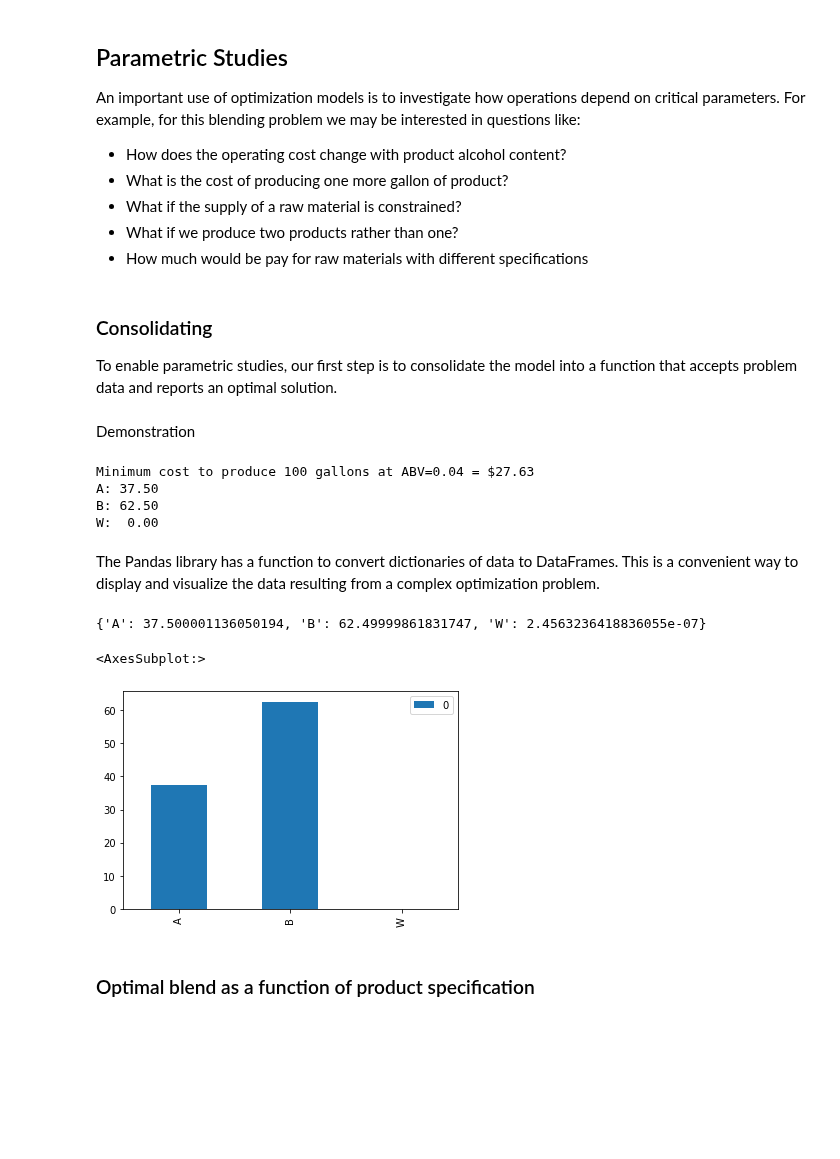
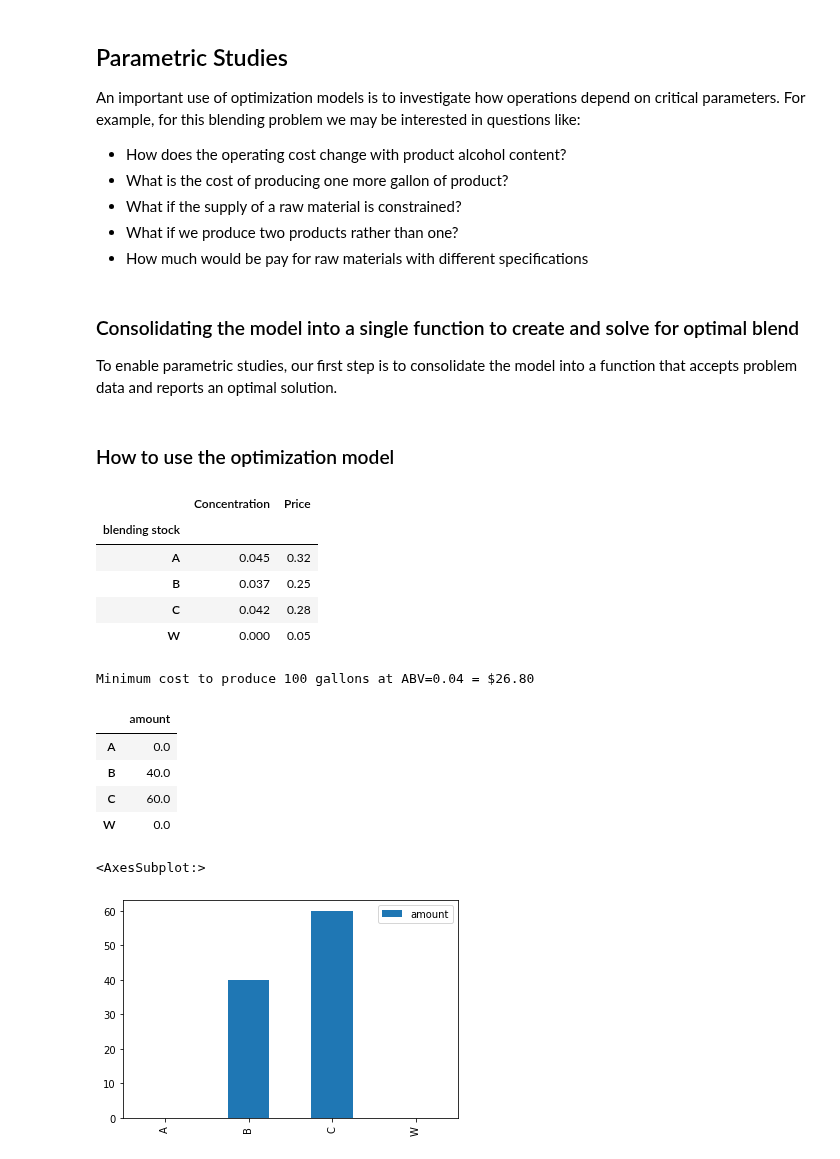
Before and after one commit to jckantor/cbe30338-book, a Jupyter notebook: notebooks/05/05.02-Linear-Blending-Problem.ipynb, the cells around one changed output. Cells and saved outputs as stored; diff of their text form; code cells hidden in the pictures; blank space fills up the shorter version.

```diff
--- a/notebooks/05/05.02-Linear-Blending-Problem.ipynb
+++ b/notebooks/05/05.02-Linear-Blending-Problem.ipynb
@@ -321,8 +321,6 @@ An important use of optimization models is to investigate how operations depend
 * What if we produce two products rather than one?
 * How much would be pay for raw materials with different specifications
 # %% [markdown]
-### Consolidating
+### Consolidating the model into a single function to create and solve for optimal blend
 
 To enable parametric studies, our first step is to consolidate the model into a function that accepts problem data and reports an optimal solution.
-# %% [markdown]
-Demonstration
@@ -329,38 +365,45 @@ Demonstration
+# %% [markdown]
+### How to use the optimization model
 # %%
-# problem data
-data = {
-    'A': {'abv': 0.045, 'cost': 0.32},
-    'B': {'abv': 0.037, 'cost': 0.25},
-    'W': {'abv': 0.000, 'cost': 0.05},
-}
+# specify blending stock data
+data = pd.DataFrame([
+    ['A', 0.045, 0.32],
+    ['B', 0.037, 0.25], ['C', .042, .28],
+    ['W', 0.000, 0.05]],
+    columns = ['blending stock', 'Concentration', 'Price']
+)
+data.set_index('blending stock', inplace=True)
+display(data)
 
-# product requirement
+# set product requirements
 volume = 100
 abv = 0.04
 
-# optimal solution
-min_cost, optimal_blend = brew_blend(volume, abv, data)
+# compute optimal solution using optimization model
+bm = blend_beer(data, volume, abv)
+
+# extract data from the model
+optimal_blend = pd.DataFrame()
+optimal_blend.index = [s for s in bm.S]
+optimal_blend["amount"] = [bm.x[s]() for s in bm.S]
+min_cost = bm.cost()
 
 # display solutoin
 print(f"Minimum cost to produce {volume} gallons at ABV={abv} = ${min_cost:5.2f}")
-for c in sorted(optimal_blend.keys()):
-    print(f"{c}: {optimal_blend[c]:5.2f}")
+display(optimal_blend)
+optimal_blend.plot(y="amount", kind="bar")
 # %% [output]
+|  | Concentration | Price |
+| blending stock |  |  |
+| A | 0.045 | 0.32 |
+| B | 0.037 | 0.25 |
+| C | 0.042 | 0.28 |
+| W | 0.000 | 0.05 |
-Minimum cost to produce 100 gallons at ABV=0.04 = $27.63
-A: 37.50
-B: 62.50
-W:  0.00
+Minimum cost to produce 100 gallons at ABV=0.04 = $26.80
+|  | amount |
+| A | 0.0 |
+| B | 40.0 |
+| C | 60.0 |
+| W | 0.0 |
+<AxesSubplot:>
+[figure, added]
-# %% [markdown]
-The Pandas library has a function to convert dictionaries of data to DataFrames. This is a convenient way to display and visualize the data resulting from a complex optimization problem.
-# %%
-import pandas as pd
-
-print(optimal_blend)
-df = pd.DataFrame.from_dict(optimal_blend, orient="index")
-df.plot(kind="bar")
-# %% [output]
-{'A': 37.500001136050194, 'B': 62.49999861831747, 'W': 2.4563236418836055e-07}
-<AxesSubplot:>
-[figure, removed]
-# %% [markdown]
-### Optimal blend as a function of product specification
```
Also changed, not shown: parts of 10 cells of this notebook, 3 other files.
